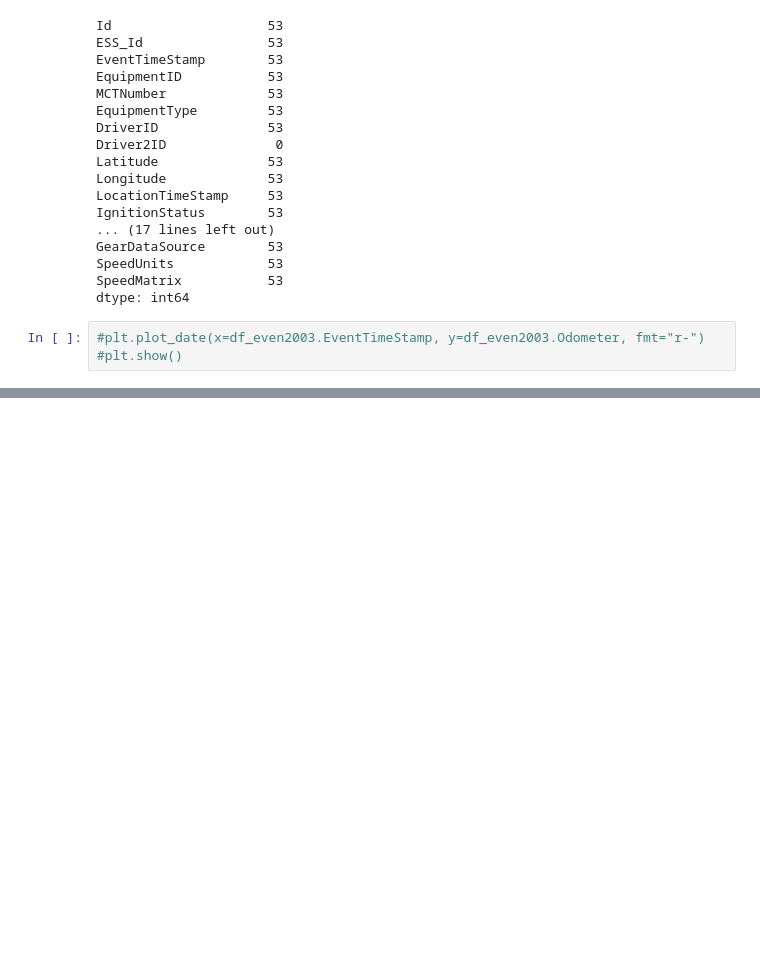
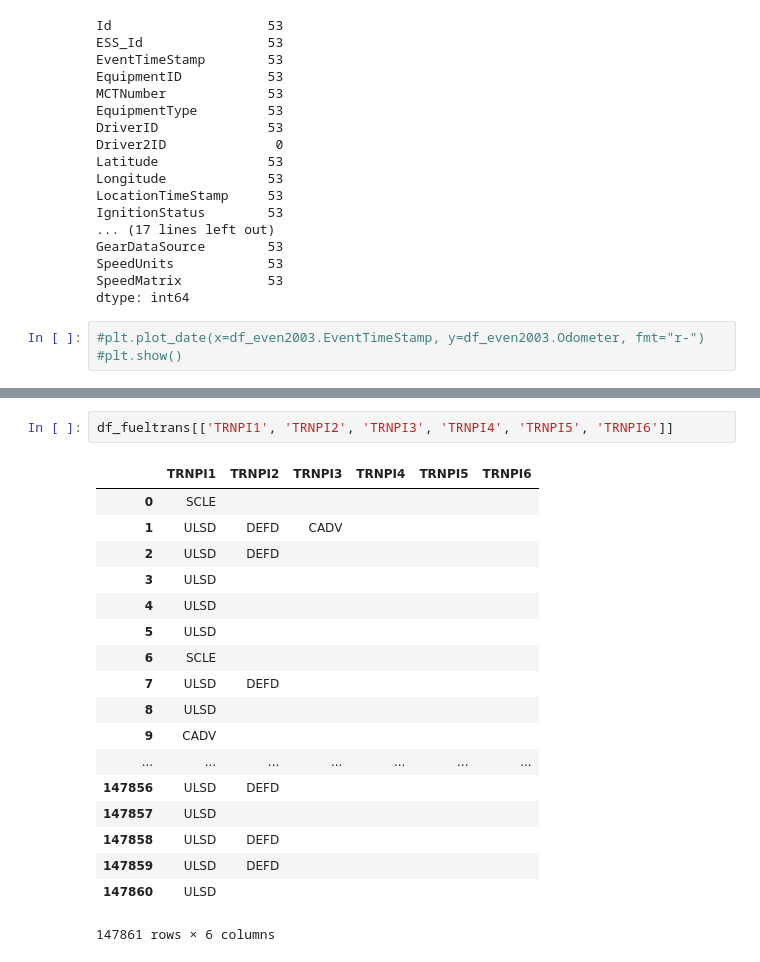
Before and after one commit to DEREJEGETU/big-g-express, a Jupyter notebook: sm_bigG1.ipynb, the cells around one changed output, grey strips where cells are left out. Cells and saved outputs as stored; diff of their text form; blank space fills up the shorter version.

```diff
--- a/sm_bigG1.ipynb
+++ b/sm_bigG1.ipynb
@@ -617,0 +660,21 @@ dtype: int64
+# %%
+df_fueltrans[['TRNPI1', 'TRNPI2', 'TRNPI3', 'TRNPI4', 'TRNPI5', 'TRNPI6']]
+# %% [output]
+|  | TRNPI1 | TRNPI2 | TRNPI3 | TRNPI4 | TRNPI5 | TRNPI6 |
+| 0 | SCLE |  |  |  |  |  |
+| 1 | ULSD | DEFD | CADV |  |  |  |
+| 2 | ULSD | DEFD |  |  |  |  |
+| 3 | ULSD |  |  |  |  |  |
+| 4 | ULSD |  |  |  |  |  |
+| 5 | ULSD |  |  |  |  |  |
+| 6 | SCLE |  |  |  |  |  |
+| 7 | ULSD | DEFD |  |  |  |  |
+| 8 | ULSD |  |  |  |  |  |
+| 9 | CADV |  |  |  |  |  |
+| ... | ... | ... | ... | ... | ... | ... |
+| 147856 | ULSD | DEFD |  |  |  |  |
+| 147857 | ULSD |  |  |  |  |  |
+| 147858 | ULSD | DEFD |  |  |  |  |
+| 147859 | ULSD | DEFD |  |  |  |  |
+| 147860 | ULSD |  |  |  |  |  |
+147861 rows × 6 columns
```
Also changed, not shown: parts of 27 cells of this notebook.
